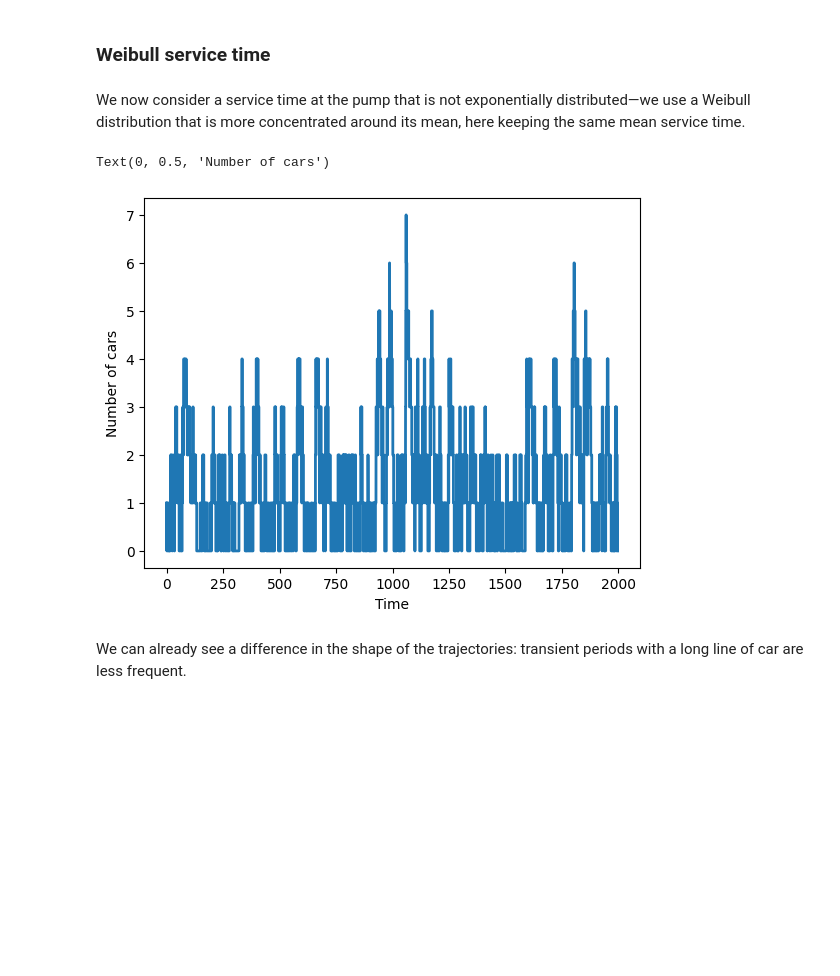
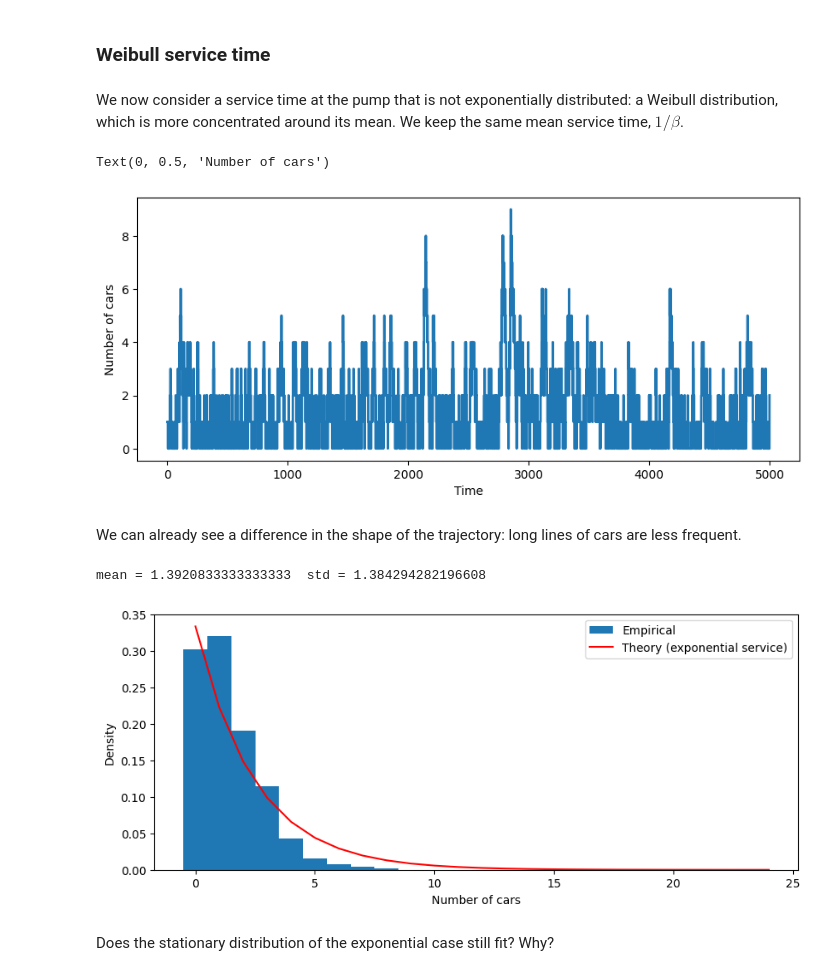
Before and after one commit to gstonge/csi4124-sys5110, a Jupyter notebook: notebooks/queuing-system.ipynb, the cells around one changed output. Cells and saved outputs as stored; diff of their text form; code cells hidden in the pictures; blank space fills up the shorter version.

```diff
--- a/notebooks/queuing-system.ipynb
+++ b/notebooks/queuing-system.ipynb
@@ -12,10 +17,10 @@ from scipy.special import gamma
 # %%
-n = 1 # car already at the pump
+n = 1 # one car already at the pump
 n_traj = [n]
 rng = np.random.default_rng(42)
-T = 2000
+T = 5000
 alpha = 0.2 #arrival rate of cars (# cars per min)
-beta = 0.3 #service rate
+beta = 0.3 #service rate (# cars per min)
 t = 0
 t_traj = [t]
 # %%
@@ -86,9 +96,4 @@ Here we investigate the alternative simulation procedure introduced in class, wh
 # %%
-T = 2000
-
-alpha = 0.2  # arrival rate of cars (# cars per min)
-beta = 0.3   # service rate
-
 t = 0
 n = 1  # one car already at the pump
 t_traj = [t]
@@ -152,15 +152,18 @@ Although there is variability (we don't get the same exact trajectory due to ran
 # %% [markdown]
 ### Weibull service time
 # %% [markdown]
-We now consider a service time at the pump that is not exponentially distributed—we use a Weibull distribution that is more concentrated around its mean, here keeping the same mean service time.
+We now consider a service time at the pump that is not exponentially distributed: a Weibull distribution, which is more concentrated around its mean. We keep the same mean service time, $1/\beta$.
 # %%
-k = 4.0  # Weibull shape (k = 1 gives back the exponential)
+k = 6.0  # Weibull shape (k = 1 gives back the exponential)
 weibull_scale = (1/beta) / gamma(1 + 1/k)  # so the mean service time is 1/beta
+
+def service_time():
+    return weibull_scale * rng.weibull(k)
 # %%
-T = 2000
+T = 5000
 
 alpha = 0.2  # arrival rate of cars (# cars per min)
-beta = 0.3   # service rate
+beta = 0.3   # service rate (# cars per min)
 
 t = 0
 n = 1  # one car already at the pump
@@ -170,5 +173,5 @@ n_traj = [n]
 # future event list: entries are (event time, event type)
 fel = []
 heapq.heappush(fel, (rng.exponential(1/alpha), "arrival"))
-heapq.heappush(fel, (rng.exponential(1/beta), "departure"))  # car already being served
+heapq.heappush(fel, (service_time(), "departure"))  # car already being served
 # %%
@@ -195,11 +195,12 @@ while fel and fel[0][0] < T:
     t_traj.append(t)
     n_traj.append(n)
 # %%
+plt.subplots(figsize=(10, 4))
 plt.step(t_traj, n_traj, where="post", lw=2)
 plt.xlabel('Time')
 plt.ylabel('Number of cars')
 # %% [output]
 Text(0, 0.5, 'Number of cars')
-[figure, old version]
+[figure, new version]
 # %% [markdown]
-We can already see a difference in the shape of the trajectories: transient periods with a long line of car are less frequent.
+We can already see a difference in the shape of the trajectory: long lines of cars are less frequent.
@@ -205,0 +212,13 @@ We can already see a difference in the shape of the trajectories: transient peri
+# %%
+plt.subplots(figsize=(10, 4))
+plt.hist(n_chosen_samples, bins=np.arange(max(n_chosen_samples)+2)-0.5, density=True, label='Empirical')
+plt.plot(nrange,Pn, color='red', label='Theory (exponential service)')
+plt.xlabel('Number of cars')
+plt.ylabel('Density')
+plt.legend()
+print('mean =', np.mean(n_chosen_samples), ' std =', np.std(n_chosen_samples))
+# %% [output]
+mean = 1.3920833333333333  std = 1.384294282196608
+[figure, added]
+# %% [markdown]
+Does the stationary distribution of the exponential case still fit? Why?
```
Also changed, not shown: parts of 19 cells of this notebook, 2 other files.
